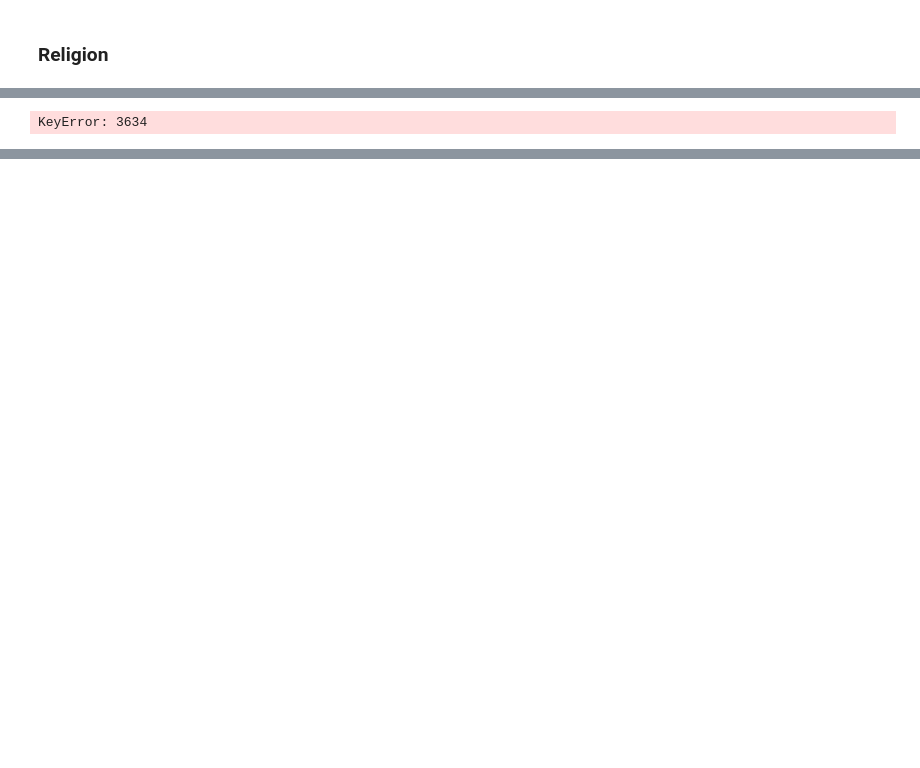
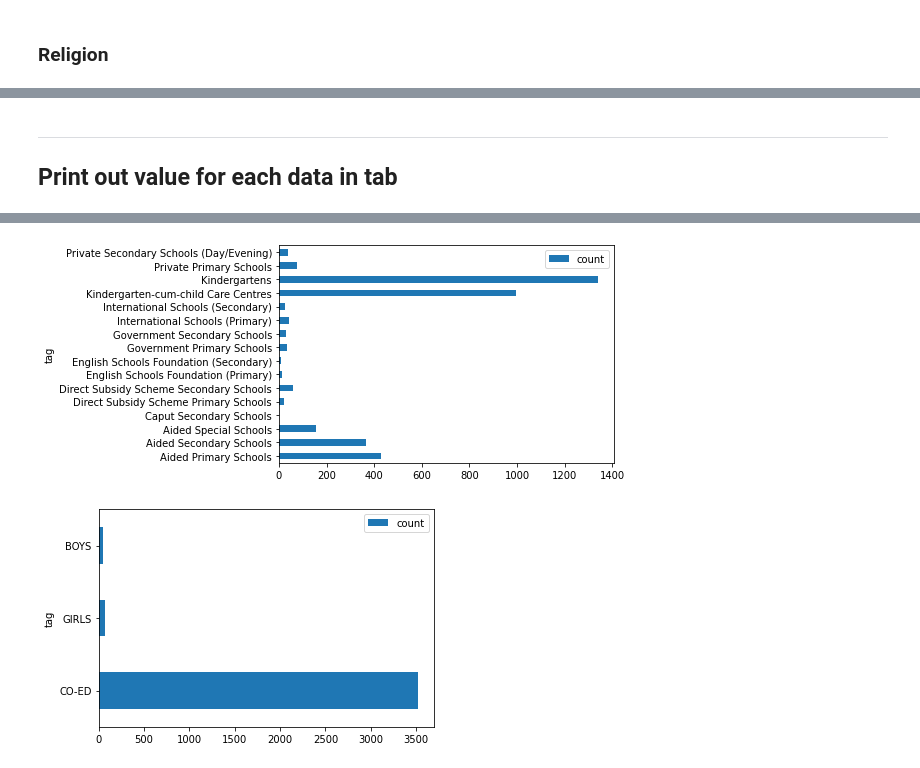
Before and after one commit to brianlihk/testJupyterBook, a Jupyter notebook: _build/html/_sources/week2/dataProcess.ipynb, the cells around one changed output, grey strips where cells are left out. Saved outputs shown, nothing was run; the diff lists cells and outputs as text; code cells hidden in the pictures; blank space fills up the shorter version.

```diff
--- a/_build/html/_sources/week2/dataProcess.ipynb
+++ b/_build/html/_sources/week2/dataProcess.ipynb
@@ -117,9 +112,46 @@ display(tempTable)
-# %%
-data = []
-for row in df.loc():
-  data_row = []
-  for col_data in row:
-    data_row.append(col_data)
-print(data)
-# %% [output]
-KeyError: 3634
+# %% [markdown]
+---
+
+## Print out value for each data in tab
+# %%
+def setup_ui(df):
+
+    out = widgets.Output()
+    with out:
+        display(df)
+        display(df.plot.barh(x='tag'))
+    return out
+
+data = []
+row_count = len(df.index)
+for i in range(row_count):
+  data.append([])
+  for item in df.loc[i]:
+    data[i].append(item)
+ax = []
+ay = []
+for schoolType in schoolTypes:
+  ax.append(schoolType)
+  ay.append(0)
+  for row in data:
+    if(row[0] == schoolType):
+      ay[len(ay)-1] += 1
+schoolTypeDF = pd.DataFrame({'tag':ax, 'count':ay})
+
+ax = []
+ay = []
+for gender in genders:
+  ax.append(gender)
+  ay.append(0)
+  for row in data:
+    if(row[14] == gender):
+      ay[len(ay)-1] += 1
+genderDF = pd.DataFrame({'tag':ax, 'count':ay})
+
+tab_contents = ['School Type', 'Student gender']
+children = [setup_ui(schoolTypeDF), setup_ui(genderDF)]
+tab = widgets.Tab()
+tab.children = children
+tab.titles = tab_contents
+tab
+# %% [output]
@@ -125,0 +159,2 @@ KeyError: 3634
+[figure, added]
+[figure, added]
```
Also changed, not shown: parts of 7 cells of this notebook, 27 other files.
